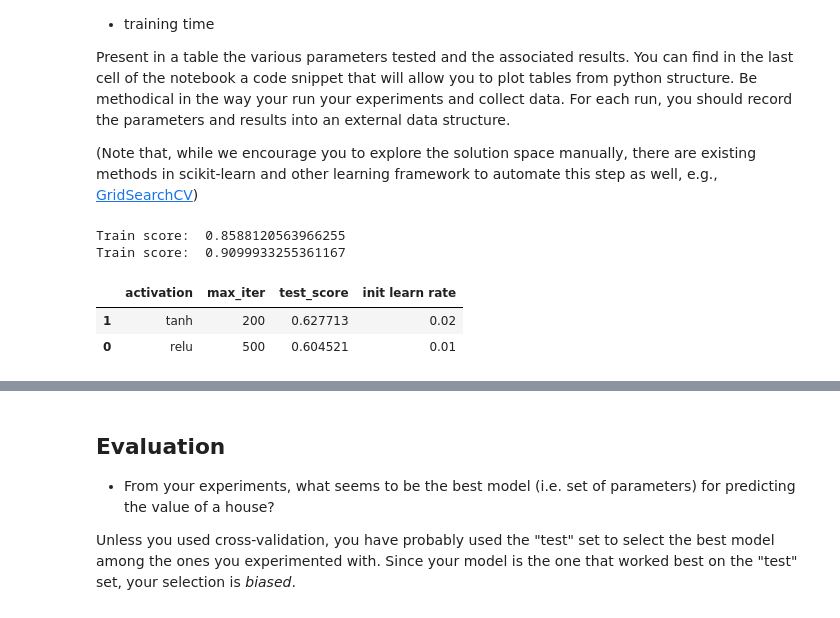
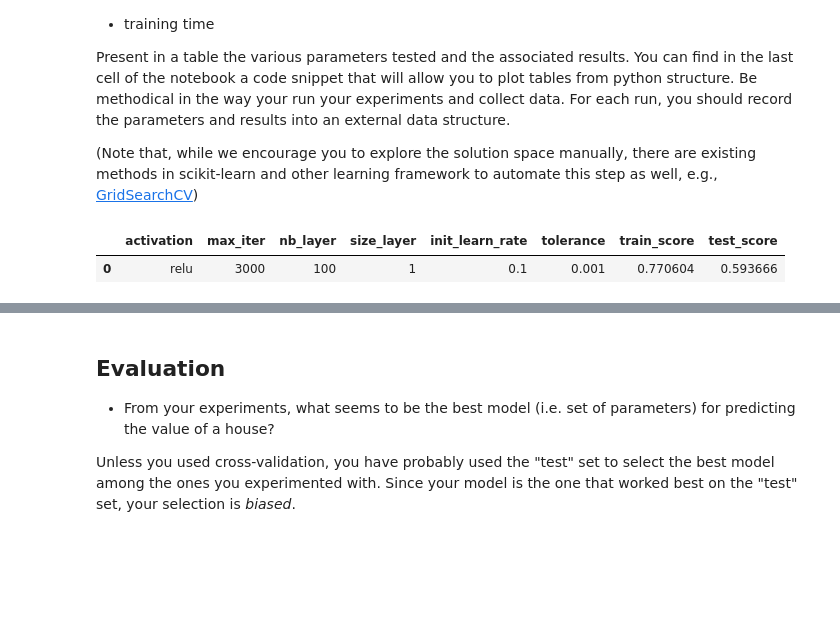
Before and after one commit to posornio/TP_ML, a Jupyter notebook: mlp.ipynb, the cells around one changed output, grey strips where cells are left out. Drawn from its saved outputs; the diff is of its cells as text; code cells hidden in the pictures; blank space fills up the shorter version.

```diff
--- a/mlp.ipynb
+++ b/mlp.ipynb
@@ -152,10 +175,7 @@ While doing this, you should (1) remain within two minutes of training time, and
 - Explain how the parameters you chose allow the learned model to overfit.
 # %%
 from sklearn.neural_network import MLPRegressor
-mlp = MLPRegressor(hidden_layer_sizes=(100,)*10,max_iter=1000, random_state=1)
-# define the model, with default params
-x_train = sc.fit_transform(x_train)
-x_test = sc.fit_transform(x_test)
+mlp = MLPRegressor(max_iter=5000, hidden_layer_sizes=(100,100,100,100), random_state=1) # define the model, with default params
 mlp.fit(x_train, y_train) # train the MLP
 print('Train score: ', mlp.score(x_train, y_train))
 print('Test score:  ', mlp.score(x_test, y_test))
@@ -186,36 +212,31 @@ Present in a table the various parameters tested and the associated results. You
 Be methodical in the way your run your experiments and collect data. For each run, you should record the parameters and results into an external data structure.
 
 (Note that, while we encourage you to explore the solution space manually, there are existing methods in scikit-learn and other learning framework to automate this step as well, e.g., [GridSearchCV](https://scikit-learn.org/stable/modules/generated/sklearn.model_selection.GridSearchCV.html))
-# %%
-# TODO
-my_maxiter=1000
-mlp1 = MLPRegressor(hidden_layer_sizes=(100,)*2,activation='relu',max_iter=400, random_state=1,learning_rate_init=0.001,early_stopping=False)
-mlp2 = MLPRegressor(hidden_layer_sizes=(100,)*2,activation='tanh',max_iter=400, random_state=1,learning_rate_init=0.002,early_stopping=False)
-
-# define the model, with default params
-x_test1 = sc.fit_transform(x_test)
-x_test2 = sc.fit_transform(x_test)
-mlp1.fit(x_train, y_train) # train the MLP
-mlp2.fit(x_train, y_train) # train the MLP
-test_relu=mlp1.score(x_test1, y_test)
-test_tanh=mlp2.score(x_test2, y_test)
-print('Train score: ', mlp1.score(x_train, y_train))
-print('Train score: ', mlp2.score(x_train, y_train))
-# %% [output]
-Train score:  0.8588120563966255
-Train score:  0.9099933255361167
+# %%
+data = []
+nb_layer = 100
+layer_size = 1
+
+activation = 'relu'
+max_iter = 3000
+init_learn_rate = 1e-1
+tol = 1e-3
+
+layer = (nb_layer,)*layer_size
+mlp = MLPRegressor(max_iter=max_iter, hidden_layer_sizes=layer, activation=activation, tol=tol, learning_rate_init = init_learn_rate, random_state=1)
+mlp.fit(x_train, y_train)
+
+train_score = mlp.score(x_train,y_train)
+test_score = mlp.score(x_test,y_test)
+
+data.append({'activation': activation, 'max_iter': max_iter, 'nb_layer' : nb_layer, 'size_layer': layer_size, "init_learn_rate" : init_learn_rate, "tolerance":tol, 'train_score':train_score, 'test_score': test_score})
 # %%
-# Code snippet to display a nice table in jupyter notebooks  (remove from report)
-import pandas as pd
-data = []
-data.append({'activation': 'relu', 'max_iter': '500', 'test_score': test_relu, 'init learn rate ':0.01})
-data.append({'activation': 'tanh', 'max_iter': '200','test_score': test_tanh, 'init learn rate ':0.02})
+# data.pop(len(data)-1)
 
 table = pd.DataFrame.from_dict(data)
 table = table.replace(np.nan, '-')
 table = table.sort_values(by='test_score', ascending=False)
 table
 # %% [output]
-|  | activation | max_iter | test_score | init learn rate |
-| 1 | tanh | 200 | 0.627713 | 0.02 |
-| 0 | relu | 500 | 0.604521 | 0.01 |
+|  | activation | max_iter | nb_layer | size_layer | init_learn_rate | tolerance | train_score | test_score |
+| 0 | relu | 3000 | 100 | 1 | 0.1 | 0.001 | 0.770604 | 0.593666 |
```
Also changed, not shown: parts of 14 cells of this notebook, 1 other file.
